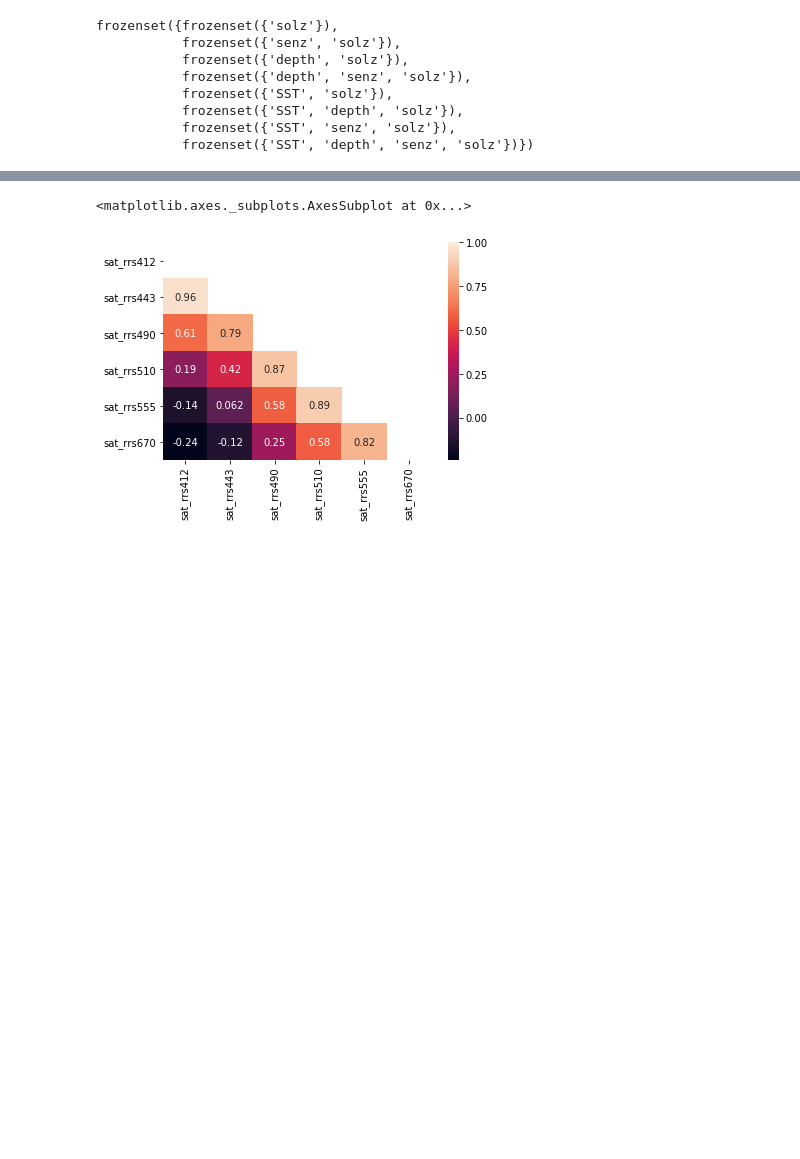
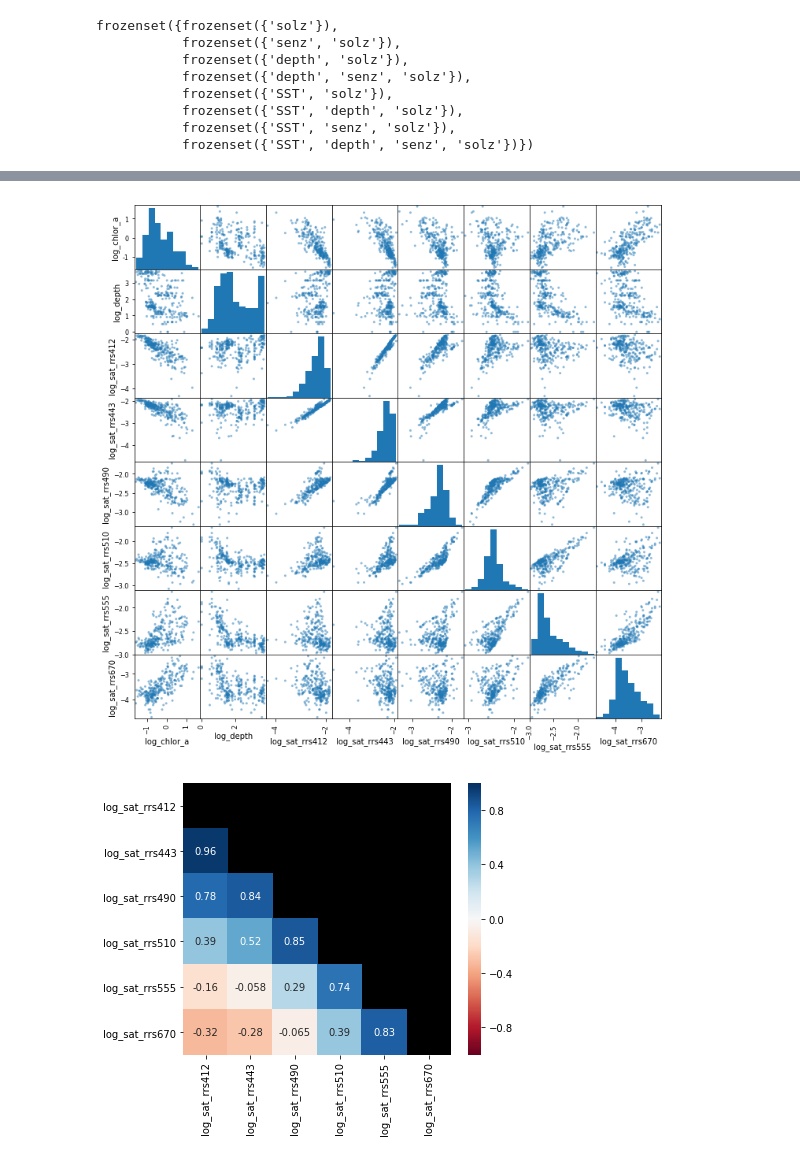
Before and after one commit to madHatter106/IOCS_BUSAN_2019, a Jupyter notebook: Exploration.ipynb, the cells around one changed output, grey strips where cells are left out. Cells and saved outputs as stored; diff of their text form; code cells hidden in the pictures; blank space fills up the shorter version.

```diff
--- a/Exploration.ipynb
+++ b/Exploration.ipynb
@@ -189,6 +204,16 @@ pd.plotting.scatter_matrix(df_s);
+# %%
+pd.plotting.scatter_matrix(df_extr[['log_chlor_a',
+                                    'log_depth']].merge(df_extr.filter(regex='sat_rrs'),
+                                                        right_index=True,
+                                                    left_index=True),
+                           figsize=(12, 12)
+                          );
+# %% [output]
+[figure, added]
 # %%
-
-heatmap(df.filter(regex='sat_rrs').corr(), annot=True, mask=np.triu(np.ones((6,6))))
+f, ax = pl.subplots(figsize=(6, 5))
+ax.set_facecolor('black')
+heatmap(df_extr.filter(regex='sat', axis=1).corr(), annot=True, ax=ax,
+        mask=np.triu(np.ones((6, 6))), vmin=-1, vmax=1, cmap='RdBu');
 # %% [output]
-<matplotlib.axes._subplots.AxesSubplot at 0x...>
-[figure, old version]
+[figure, new version]
```
Also changed, not shown: parts of 15 cells of this notebook.
